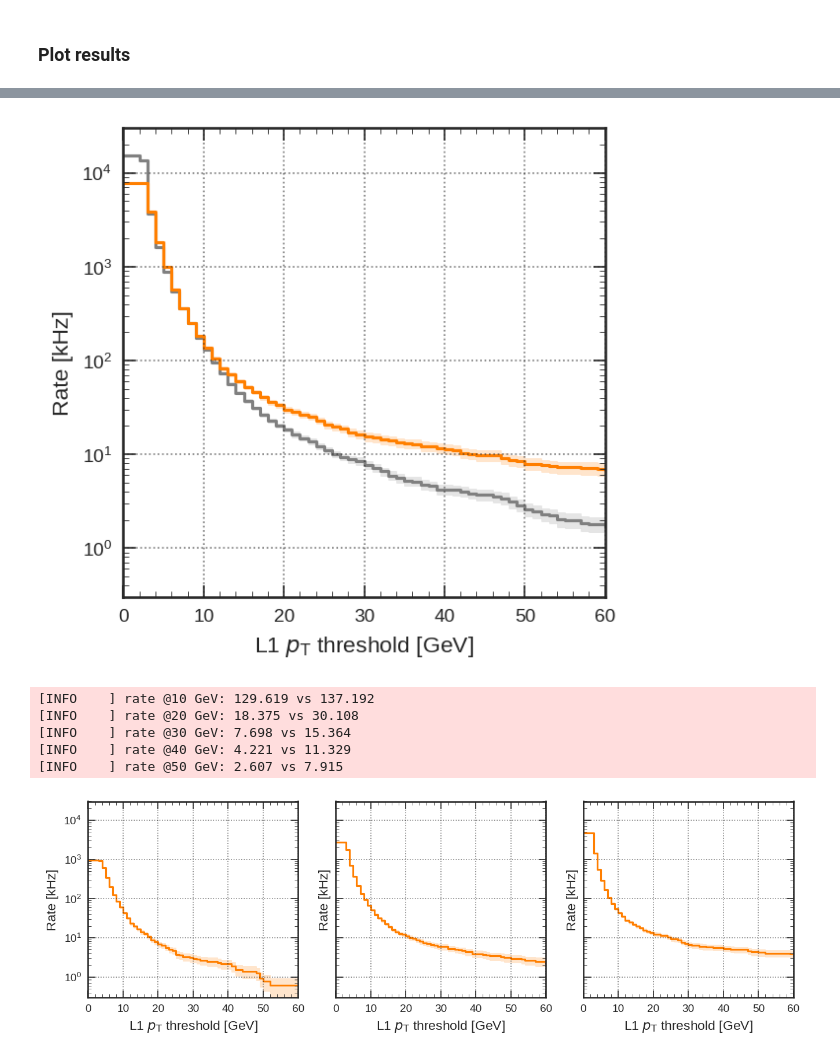
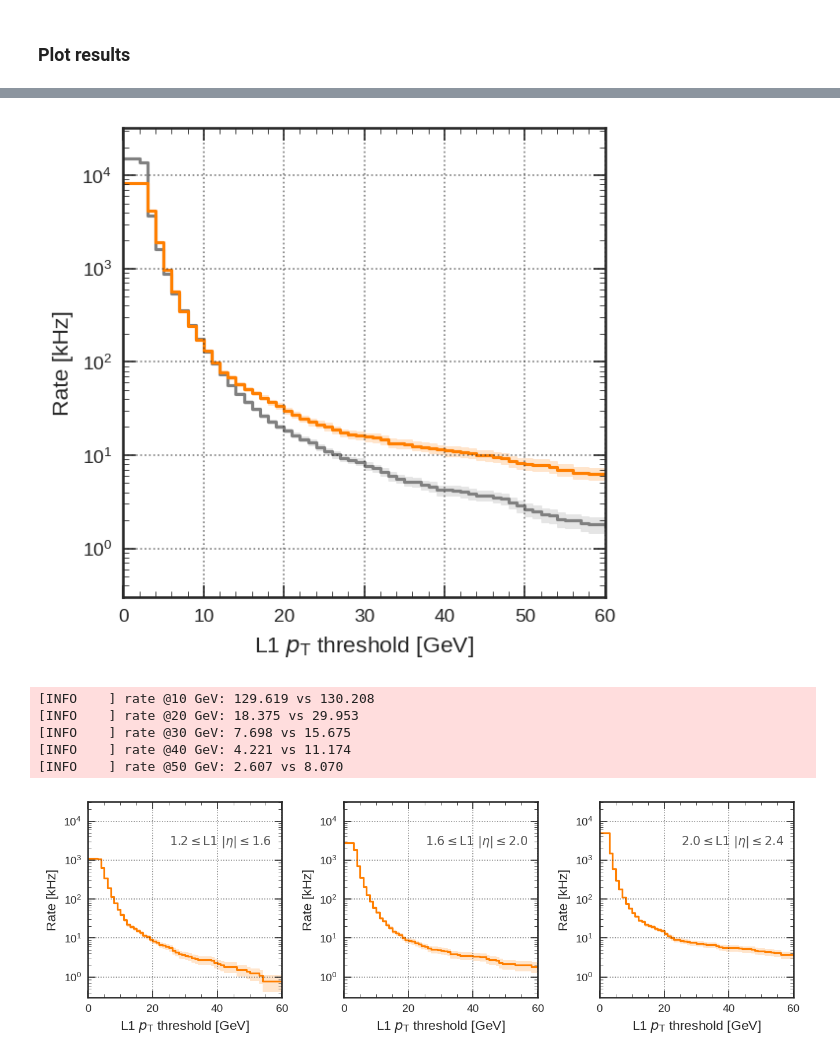
Before and after one commit to jiafulow/user-notebooks, a Jupyter notebook: 30-rates.ipynb, the cells around one changed output, grey strips where cells are left out. Cells and saved outputs as stored; diff of their text form; code cells hidden in the pictures.

Commit message:
Update 30-rates.ipynb, 31-efficiency.ipynb
2021-10-16

```diff
--- a/30-rates.ipynb
+++ b/30-rates.ipynb
@@ -64,7 +64,7 @@ maxevents = 200_000
 #maxevents = -1
 
 # Input files
-rates_fname = 'rates.211015.npz'
+rates_fname = 'rates.211018.npz'
 
 logger.info('Using settings   : |')
 logger.info('.. zone          : {}'.format(zone))
@@ -215,7 +215,7 @@ ax.fill_between(h.edges, h.steps - h.err_steps, h.steps + h.err_steps, step='pos
 ax.set_xlabel(r'L1 $p_{\mathrm{T}}$ threshold [GeV]')
 ax.set_ylabel(r'Rate [kHz]')
 ax.set_xlim(0, 60)
-ax.set_ylim(0.3, 3e4)
+ax.set_ylim(0.3, 3.2e4)
 ax.set_yscale('log')
 plt.show()
 
@@ -225,40 +225,44 @@ logger.info("rate @30 GeV: {:.3f} vs {:.3f}".format(hist_ref[30].value, hist[30]
 logger.info("rate @40 GeV: {:.3f} vs {:.3f}".format(hist_ref[40].value, hist[40].value))
 logger.info("rate @50 GeV: {:.3f} vs {:.3f}".format(hist_ref[50].value, hist[50].value))
 # %% [output]
-[figure, old version]
+[figure, new version]
-[INFO    ] rate @10 GeV: 129.619 vs 137.192
-[INFO    ] rate @20 GeV: 18.375 vs 30.108
-[INFO    ] rate @30 GeV: 7.698 vs 15.364
-[INFO    ] rate @40 GeV: 4.221 vs 11.329
-[INFO    ] rate @50 GeV: 2.607 vs 7.915
+[INFO    ] rate @10 GeV: 129.619 vs 130.208
+[INFO    ] rate @20 GeV: 18.375 vs 29.953
+[INFO    ] rate @30 GeV: 7.698 vs 15.675
+[INFO    ] rate @40 GeV: 4.221 vs 11.174
+[INFO    ] rate @50 GeV: 2.607 vs 8.070
 # %%
-fig, axs = plt.subplots(1, 3, figsize=(9, 3), tight_layout=True, sharex=True, sharey=True)
+fig, axs = plt.subplots(1, 3, figsize=(9, 3), tight_layout=True)
 
 for i in range(3):
   ax = axs[i]
   if i == 0:
     rate_vs_pt = rates_data['rate_vs_pt_1']
+    text = r'$1.2 \leq \mathrm{L1}\ |\eta| \leq 1.6$'
   elif i == 1:
     rate_vs_pt = rates_data['rate_vs_pt_2']
+    text = r'$1.6 \leq \mathrm{L1}\ |\eta| \leq 2.0$'
   elif i == 2:
     rate_vs_pt = rates_data['rate_vs_pt_3']
+    text = r'$2.0 \leq \mathrm{L1}\ |\eta| \leq 2.4$'
 
   nevents = len(rate_vs_pt)
   hist = make_hist(rate_vs_pt, bins=100, range=(0, 100))
   hist = make_ptcut(hist)
   hist = make_rate(hist, nevents)
 
   h = hist
   color = '#ff7f00'
   ax.step(h.edges, h.steps, where='post', color=color, lw=1.5)
   ax.fill_between(h.edges, h.steps - h.err_steps, h.steps + h.err_steps, step='post', color=color, alpha=0.2)
 
   ax.set_xlabel(r'L1 $p_{\mathrm{T}}$ threshold [GeV]')
   ax.set_ylabel(r'Rate [kHz]')
   ax.set_xlim(0, 60)
-  ax.set_ylim(0.3, 3e4)
+  ax.set_ylim(0.3, 3.2e4)
   ax.set_yscale('log')
+  ax.text(0.42, 0.78, text, fontsize=10, color='#555', transform=axs[i].transAxes)
 
 plt.show()
 # %% [output]
-[figure, old version]
+[figure, new version]
```
Also changed, not shown: parts of 2 cells of this notebook, 1 other file.
